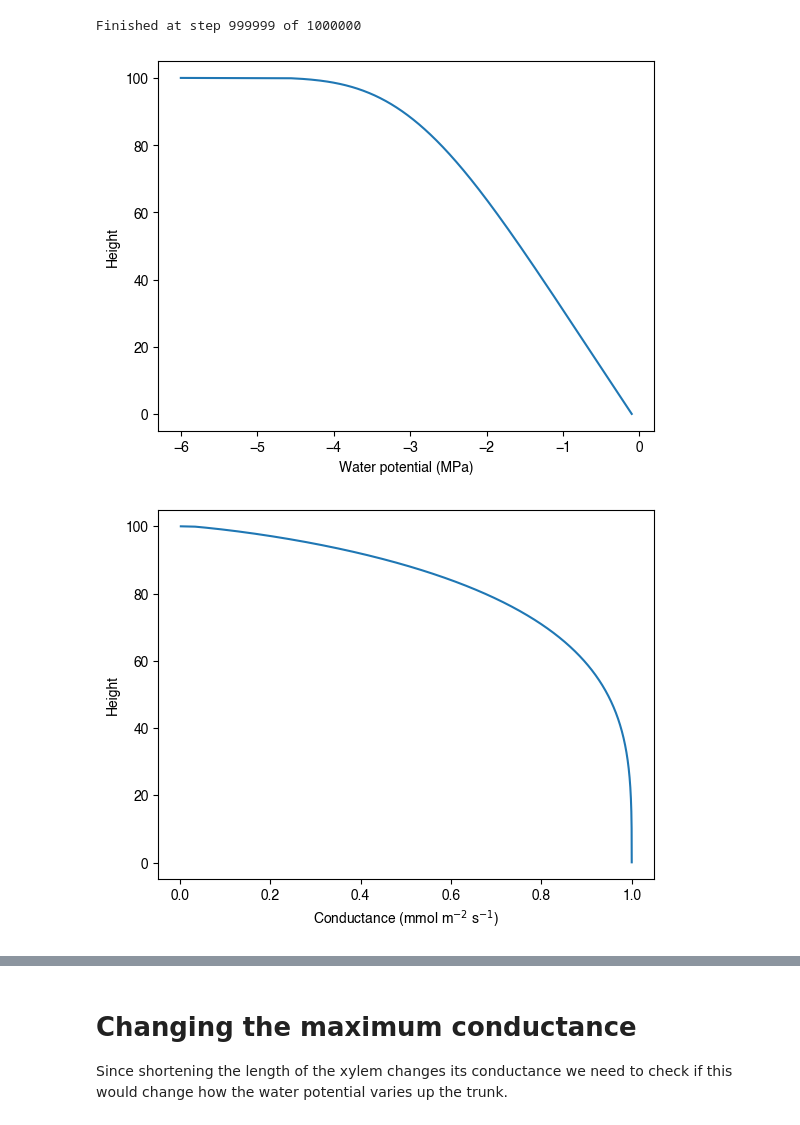
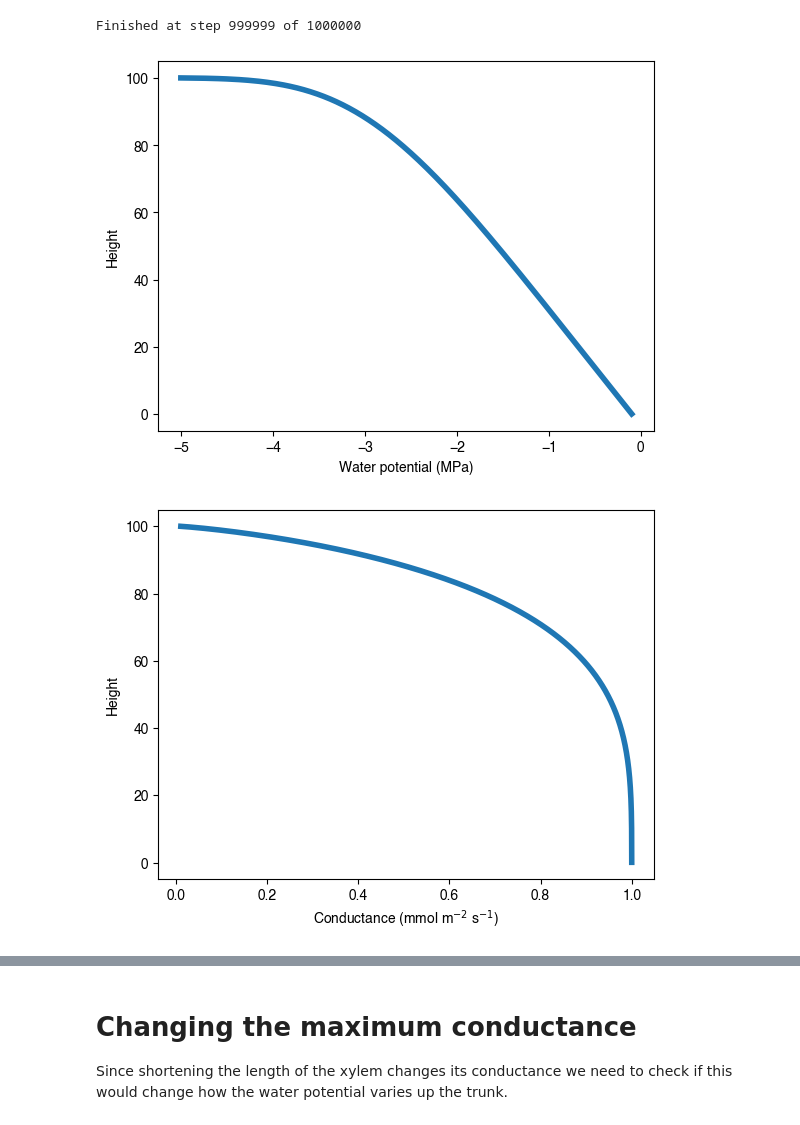
Before and after one commit to CaleBaguley/profit-optimisation-model, a Jupyter notebook: note books/Trunk_water_potential_function.ipynb, the cells around one changed output, grey strips where cells are left out. Saved outputs shown, nothing was run; the diff lists cells and outputs as text; code cells hidden in the pictures.

```diff
--- a/note books/Trunk_water_potential_function.ipynb
+++ b/note books/Trunk_water_potential_function.ipynb
@@ -82,7 +82,7 @@ def calc_height_dependencies(psi_root, psi_leaf, N_points, k_max, shape, scale,
 
     return psi_current, k_current, E_current
 
-psi_leaf = -6.
+psi_leaf = -5.
 psi_root = -0.1
 
 psi, k, E = calc_height_dependencies(psi_root,
@@ -94,27 +94,27 @@ psi, k, E = calc_height_dependencies(psi_root,
 # %% [output]
 Finished at step 999999 of 1000000
 # %%
-plt.plot(psi, hights)
+plt.plot(psi, hights, linewidth=4)
 plt.ylabel('Height')
 plt.xlabel('Water potential (MPa)')
 plt.show()
 
-plt.plot(k, hights[1:])
+plt.plot(k, hights[1:], linewidth=4)
 plt.ylabel('Height')
 plt.xlabel('Conductance (mmol m$^{-2}$ s$^{-1}$)')
 plt.show()
 
 '''
-plt.plot(E, hights[1:])
+plt.plot(E, hights[1:], linewidth=4)
 plt.ylabel('Height')
 plt.xlabel('Transpiration (mmol m$^{-2}$ s$^{-1}$)')
 plt.show()
 '''
 
-plt.plot((psi[1:] + psi[:-1])/2, k)
+plt.plot((psi[1:] + psi[:-1])/2, k, linewidth=4)
 plt.xlabel('Water potential (MPa)')
 plt.ylabel('Condutance (mmol m$^{-2}$ s$^{-1}$)')
 plt.show()
 # %% [output]
-[figure, old version]
+[figure, new version]
-[figure, old version]
+[figure, new version]
```
Also changed, not shown: parts of 6 cells of this notebook.
